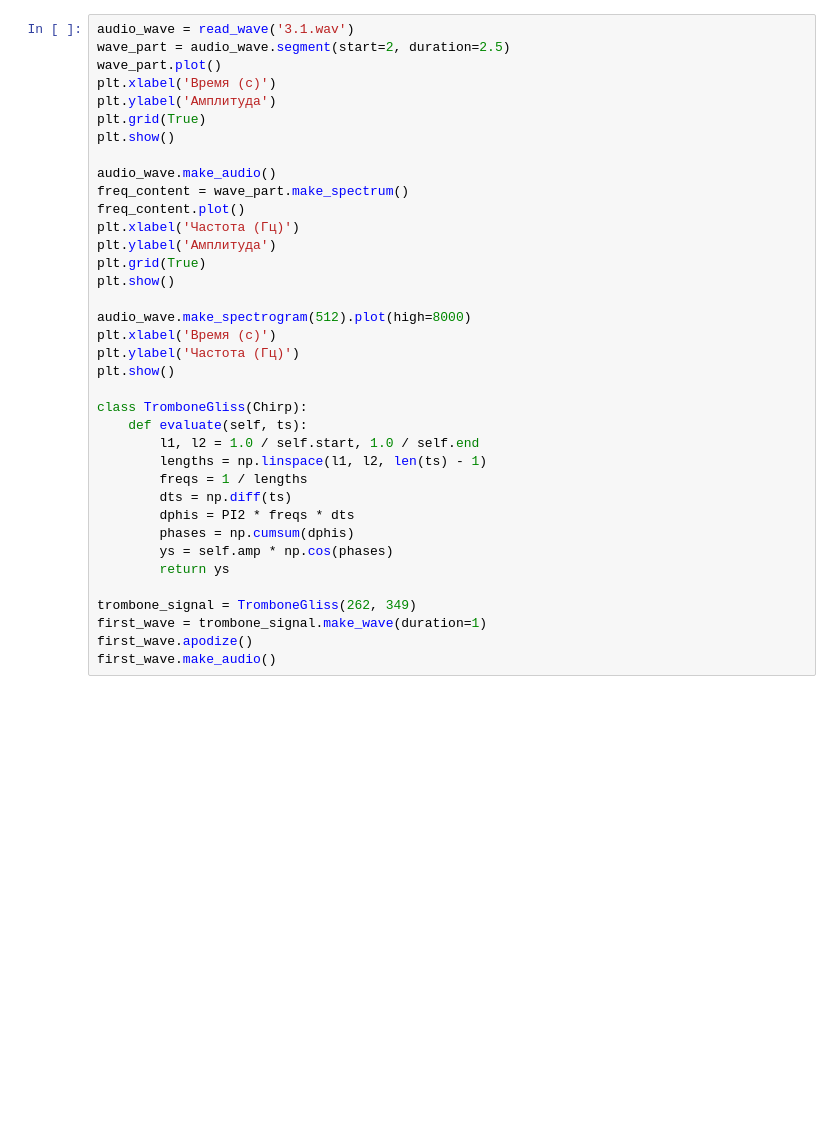
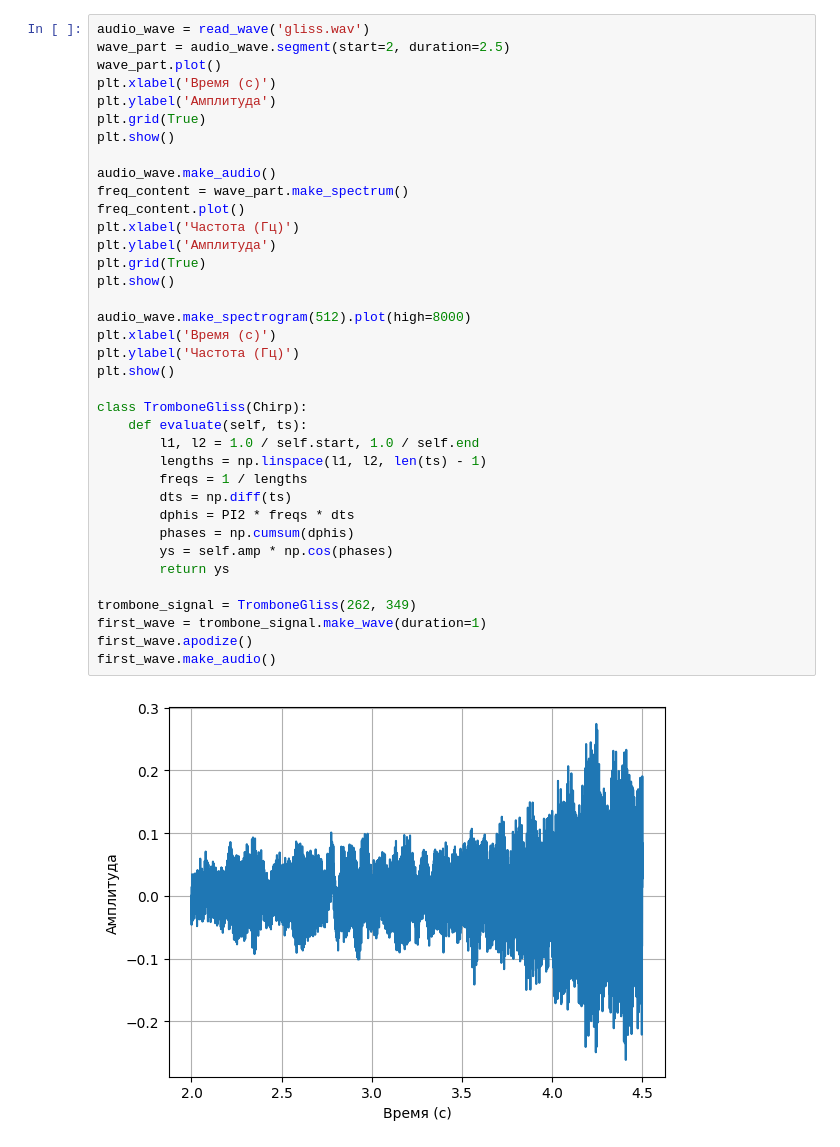
Before and after one commit to ReFlex-cmd/ThinkDSP, a Jupyter notebook: code/lab3.ipynb, the cells around one changed output. Drawn from its saved outputs; the diff is of its cells as text; blank space fills up the shorter version.

```diff
--- a/code/lab3.ipynb
+++ b/code/lab3.ipynb
@@ -115,5 +129,5 @@ plt.show()
 # %%
-audio_wave = read_wave('3.1.wav')
+audio_wave = read_wave('gliss.wav')
 wave_part = audio_wave.segment(start=2, duration=2.5)
 wave_part.plot()
 plt.xlabel('Время (с)')
@@ -122,30 +136,32 @@ plt.grid(True)
 plt.show()
 
 audio_wave.make_audio()
 freq_content = wave_part.make_spectrum()
 freq_content.plot()
 plt.xlabel('Частота (Гц)')
 plt.ylabel('Амплитуда')
 plt.grid(True)
 plt.show()
 
 audio_wave.make_spectrogram(512).plot(high=8000)
 plt.xlabel('Время (с)')
 plt.ylabel('Частота (Гц)')
 plt.show()
 
 class TromboneGliss(Chirp):
     def evaluate(self, ts):
         l1, l2 = 1.0 / self.start, 1.0 / self.end
         lengths = np.linspace(l1, l2, len(ts) - 1)
         freqs = 1 / lengths
         dts = np.diff(ts)
         dphis = PI2 * freqs * dts
         phases = np.cumsum(dphis)
         ys = self.amp * np.cos(phases)
         return ys
 
 trombone_signal = TromboneGliss(262, 349)
 first_wave = trombone_signal.make_wave(duration=1)
 first_wave.apodize()
 first_wave.make_audio()
+# %% [output]
+[figure, added]
```
Also changed, not shown: parts of 13 cells of this notebook, 13 other files.
